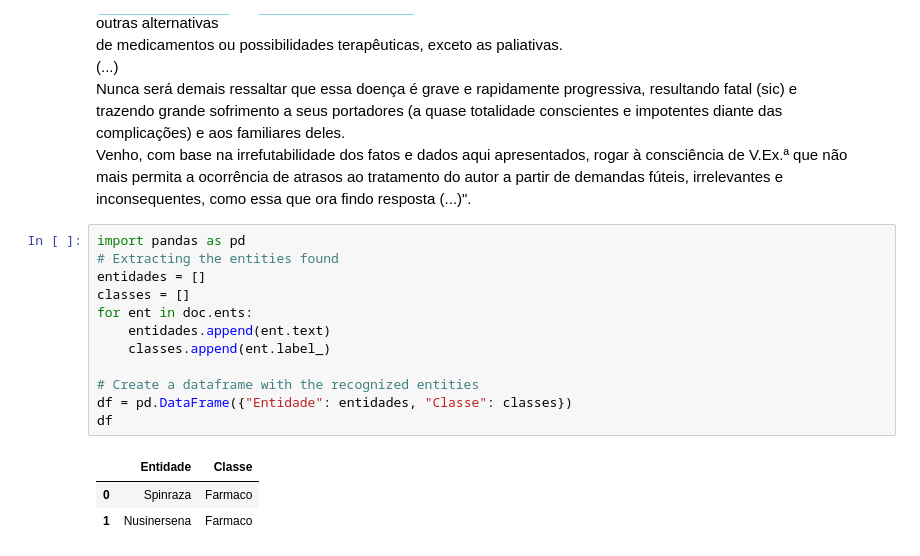
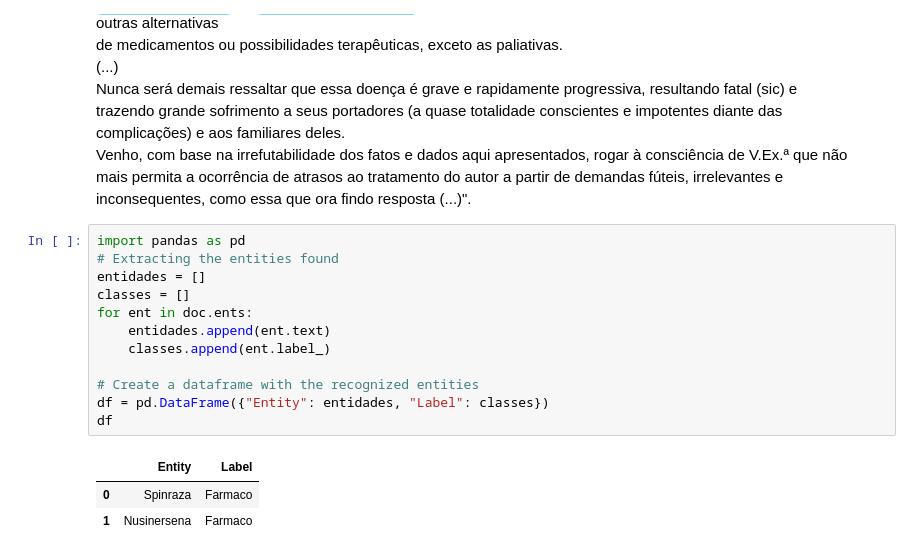
Before and after one commit to rafaelviniciusoliveira/Medical-Entity-Recognition, a Jupyter notebook: Train_model_Spacy.ipynb, the cells around one changed output. Cells and saved outputs as stored; diff of their text form.

```diff
--- a/Train_model_Spacy.ipynb
+++ b/Train_model_Spacy.ipynb
@@ -276,16 +276,16 @@ inconsequentes, como essa que ora findo resposta (...)".
 # %%
 import pandas as pd
 # Extracting the entities found
 entidades = []
 classes = []
 for ent in doc.ents:
     entidades.append(ent.text)
     classes.append(ent.label_)
 
 # Create a dataframe with the recognized entities
-df = pd.DataFrame({"Entidade": entidades, "Classe": classes})
+df = pd.DataFrame({"Entity": entidades, "Label": classes})
 df
 # %% [output]
-|  | Entidade | Classe |
+|  | Entity | Label |
 | 0 | Spinraza | Farmaco |
 | 1 | Nusinersena | Farmaco |
```
Also changed, not shown: parts of 3 cells of this notebook.
